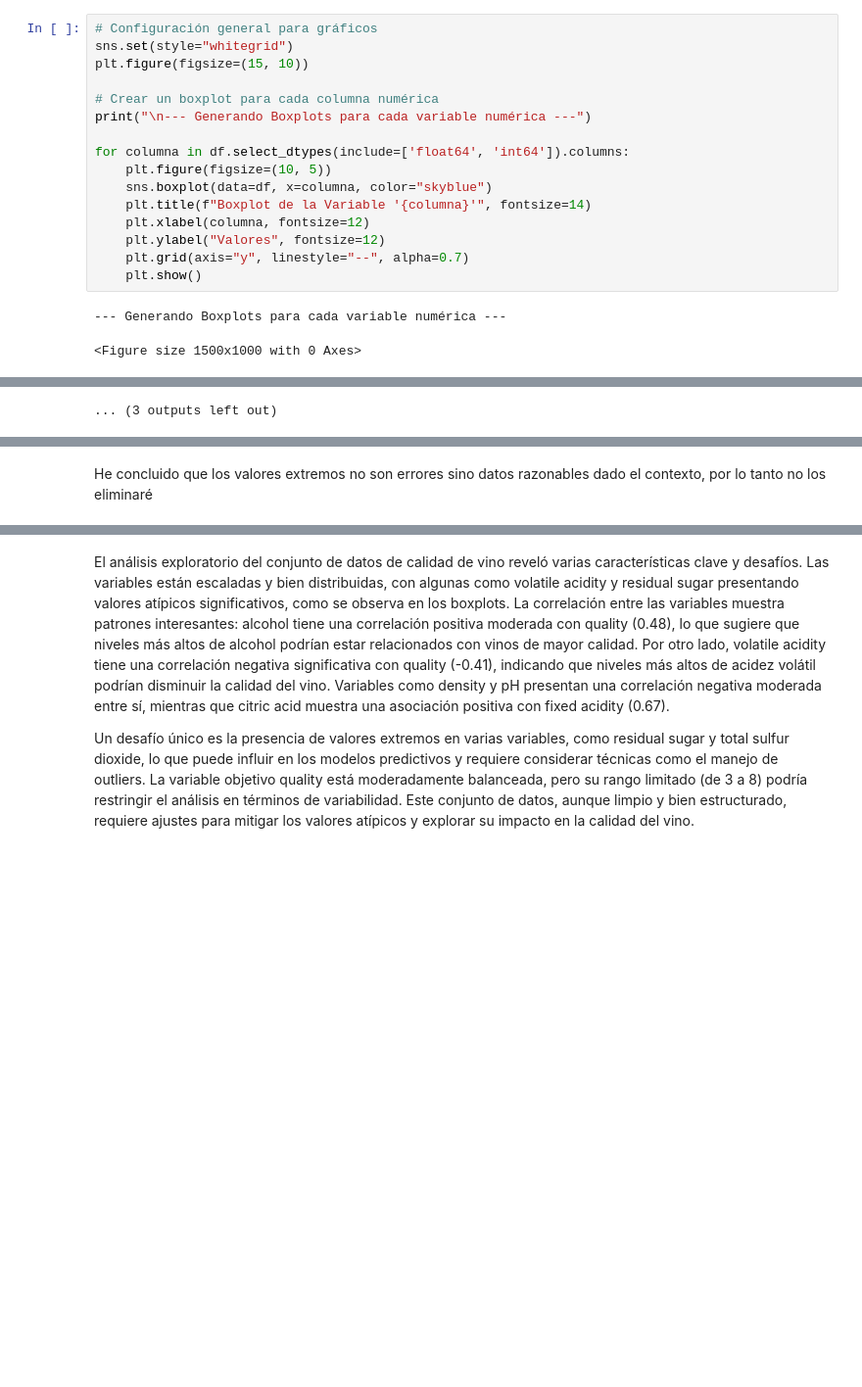
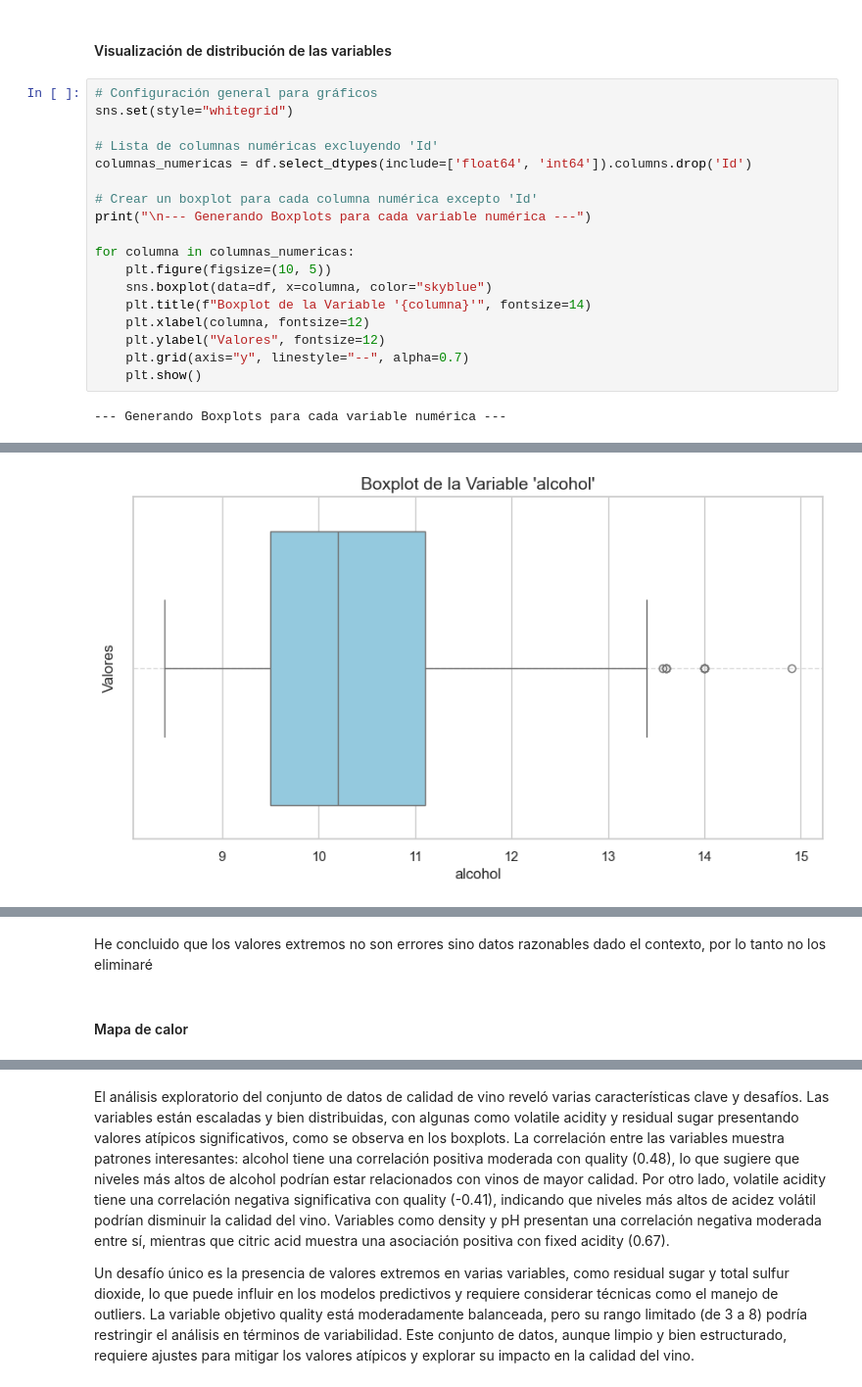
Before and after one commit to CRivas77/proyecto-2, a Jupyter notebook: selected_dataset/EDA_4_WineQT.ipynb, the cells around one changed output, grey strips where cells are left out. Shown at 98% size. Cells and saved outputs as stored; diff of their text form; blank space fills up the shorter version.

```diff
--- a/selected_dataset/EDA_4_WineQT.ipynb
+++ b/selected_dataset/EDA_4_WineQT.ipynb
@@ -120,33 +122,36 @@ Cantidad de filas: 1143, Cantidad de columnas: 13
 | 10 | alcohol | 1143.0 | 10.442111 | 1.082196 | 8.40000 | 9.50000 | 10.20000 | 11.100000 | 14.90000 |
 | 11 | quality | 1143.0 | 5.657043 | 0.805824 | 3.00000 | 5.00000 | 6.00000 | 6.000000 | 8.00000 |
 | 12 | Id | 1143.0 | 804.969379 | 463.997116 | 0.00000 | 411.00000 | 794.00000 | 1209.500000 | 1597.00000 |
+# %% [markdown]
+#### Visualización de distribución de las variables
 # %%
 # Configuración general para gráficos
 sns.set(style="whitegrid")
-plt.figure(figsize=(15, 10))
 
-# Crear un boxplot para cada columna numérica
+# Lista de columnas numéricas excluyendo 'Id'
+columnas_numericas = df.select_dtypes(include=['float64', 'int64']).columns.drop('Id')
+
+# Crear un boxplot para cada columna numérica excepto 'Id'
 print("\n--- Generando Boxplots para cada variable numérica ---")
 
-for columna in df.select_dtypes(include=['float64', 'int64']).columns:
+for columna in columnas_numericas:
     plt.figure(figsize=(10, 5))
     sns.boxplot(data=df, x=columna, color="skyblue")
     plt.title(f"Boxplot de la Variable '{columna}'", fontsize=14)
     plt.xlabel(columna, fontsize=12)
     plt.ylabel("Valores", fontsize=12)
     plt.grid(axis="y", linestyle="--", alpha=0.7)
     plt.show()
 # %% [output]
 --- Generando Boxplots para cada variable numérica ---
-<Figure size 1500x1000 with 0 Axes>
 [figure]
 [figure]
 [figure]
 [figure]
 [figure]
 [figure]
 [figure]
 [figure]
 [figure]
 [figure]
-... (3 outputs left out)
+[figure, added]
@@ -153,3 +159,5 @@ for columna in df.select_dtypes(include=['float64', 'int64']).columns:
 # %% [markdown]
 He concluido que los valores extremos no son errores sino datos razonables dado el contexto, por lo tanto no los eliminaré
+# %% [markdown]
+#### Mapa de calor
 # %%
```
Also changed, not shown: parts of 4 cells of this notebook, 2 other files.
